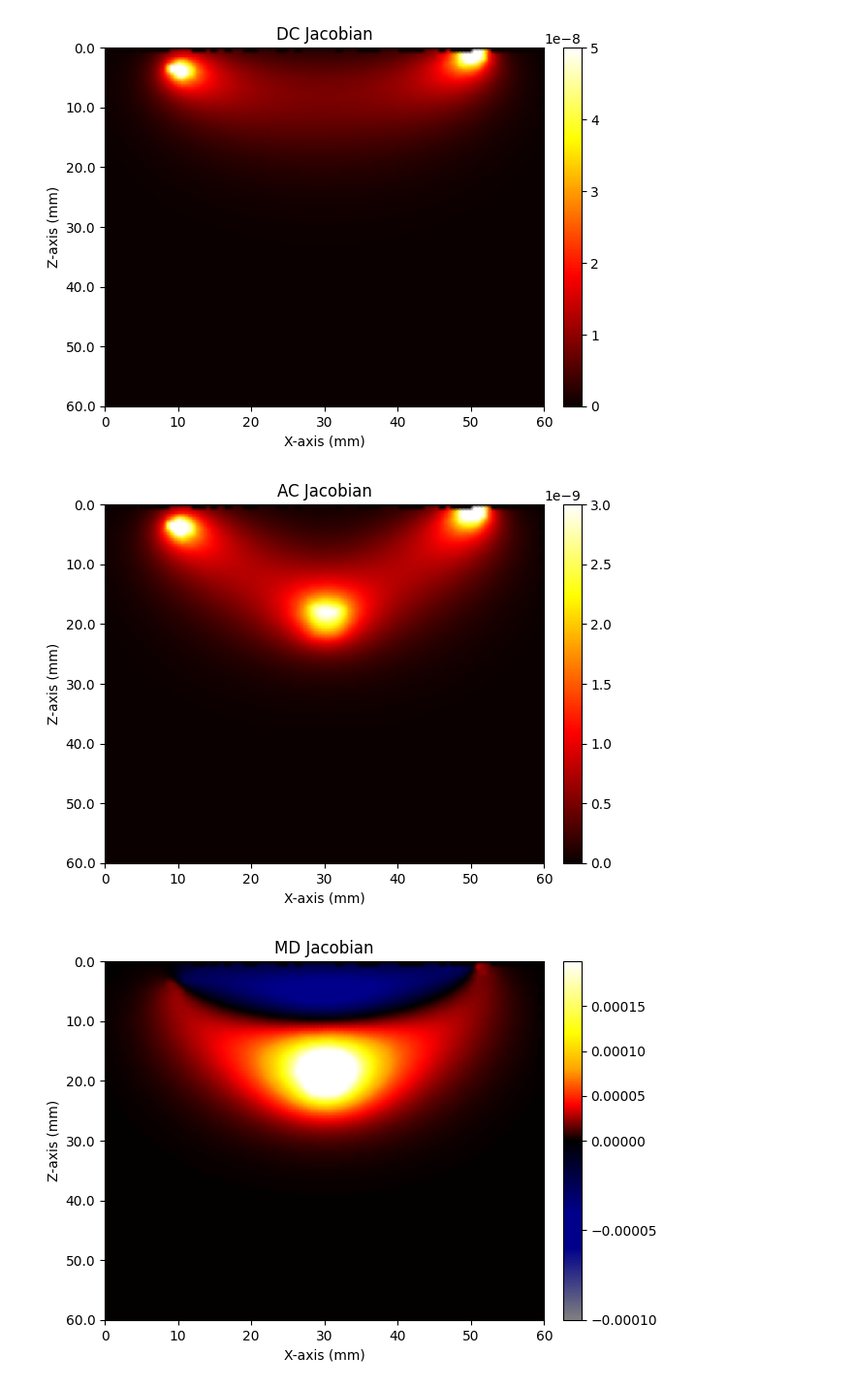
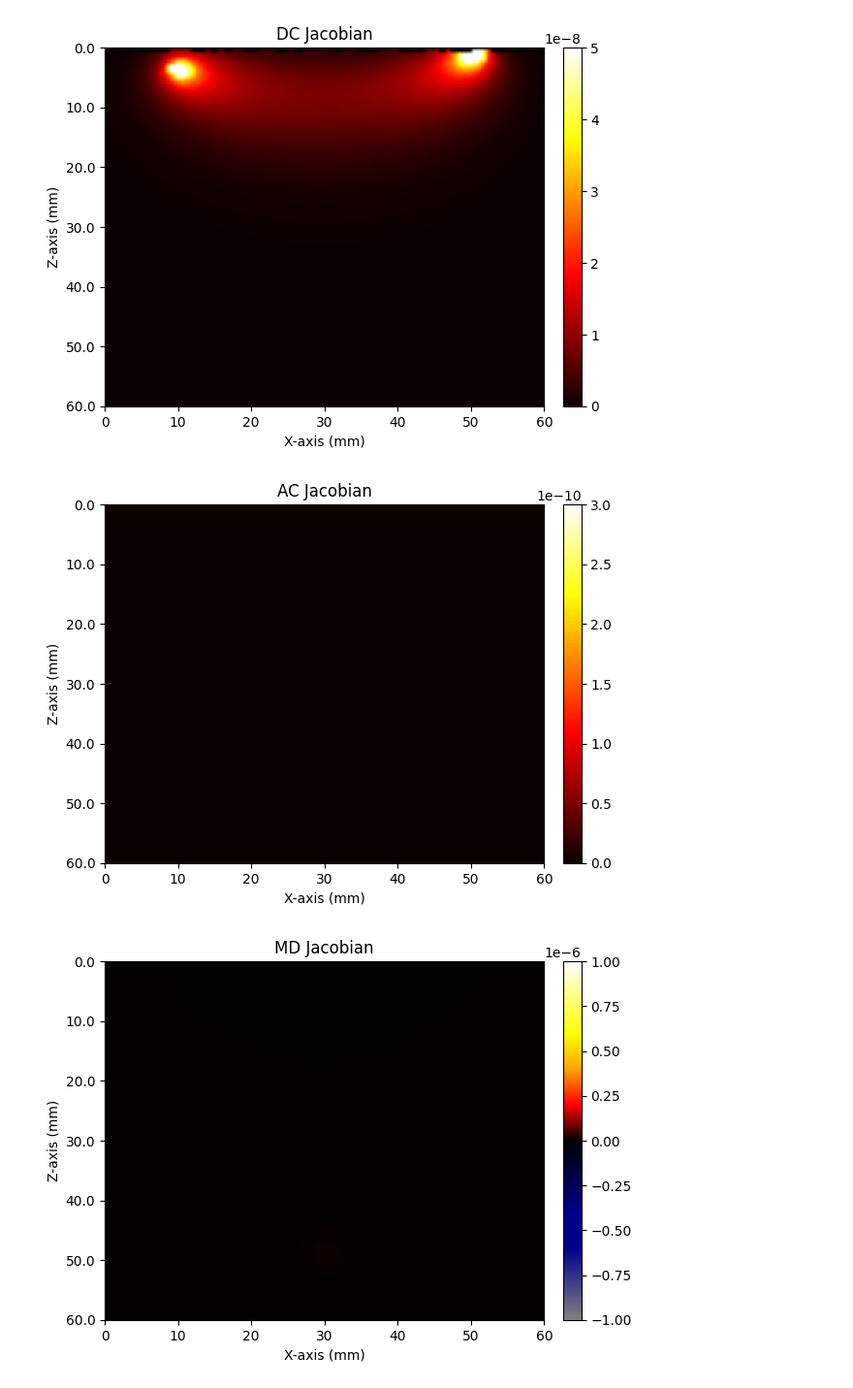
Before and after one commit to akshayraghuraman369/nirfaster-FF, a Jupyter notebook: Works/sensitivity/abs_us_z_scan/z_Mymesh.ipynb, the cells around one changed output. Shown: that part at 97% size. Drawn from its saved outputs; the diff is of its cells as text; code cells hidden in the pictures.

```diff
--- a/Works/sensitivity/abs_us_z_scan/z_Mymesh.ipynb
+++ b/Works/sensitivity/abs_us_z_scan/z_Mymesh.ipynb
@@ -108,22 +106,26 @@ Integrating...
 # %%
 # Calulations for Jacobian at tau = T/2
 
-tau = 0.5*(5e-7)
 wv = 785 #nm
 k0 = 2*np.pi / (wv/1e6)
 
 #Define US parameters
+fa = 5e6  # frequency of US (Hz)
 va = 1480*1e3   # acoustic wave velocity
-ka = 2*np.pi / (va/(2e6))  # va=1480m/s , fa=2Mhz
-wa = 2*np.pi*2e6   # 2*pi*fa
+ka = 2*np.pi / (va/(fa))  # va=1480m/s
+wa = 2*np.pi*fa   # 2*pi*fa
 ltr = 1/mesh.mus
 rho = 1000*1e-9   # for water
 eta = 0.32       # for water
 Sa = 1.
 phi = 0.
+P0 = 1e5  # US pressue(pascal)
+tau = 0.5*(1/fa)  #T/2
 
 # Define UltraSound position
-x_cen,y_cen,z_cen = [30,30,40]      #centre of the US
+x_cen,y_cen,z_cen = [30,30,10] #centre of the US , z-pos is measured from bottom surface(starting from 0) to top surface here in the mesh space
+                               #(although in general terminology its expressed as depth from top surface)
+
 dist = np.sqrt(np.square((mesh.nodes[:,0]-x_cen)) + np.square((mesh.nodes[:,1]-y_cen)) + np.square((mesh.nodes[:,2]-z_cen)))
 height = 5  #height of cylinder
 dia = 4     #diameter of cylinder
@@ -135,7 +137,7 @@ for i in range(len(mesh.nodes)):     # selecting nodes for Cylindrical US: Z-axi
 
 selection = np.argwhere(ind != 0)
 p0 = np.zeros(len(mesh.mua))
-p0[selection] = 1000           #assigning a pressure value to the selected nodes within the cylindrical vol
+p0[selection] = P0/1e3           #assigning a pressure value to the selected nodes within the cylindrical vol(also converting into N/mm2)
 
 ht = (np.square((p0*k0*mesh.ri)/(ka*rho*va*va))) * (1-np.cos(wa*tau)) * ( (np.square(eta))*(ka*ltr)*(np.arctan(ka*ltr)) + Sa*Sa/3 - 2*eta*Sa/np.cos(phi) )
 # %%
@@ -218,7 +220,7 @@ X, Z = np.meshgrid(np.linspace(0, 60, banana_ac.shape[1]),
                    np.linspace(0, 60, banana_ac.shape[2]))
 
 cmap = plt.get_cmap('hot')
-norm = mcolors.Normalize(vmin=0, vmax=0.3e-8)
+norm = mcolors.Normalize(vmin=0, vmax=0.3e-9)
 h = plt.pcolormesh(X, Z, -banana_ac[60, :, :].T, cmap=cmap, norm=norm, shading='gouraud')
 plt.colorbar(h, fraction=0.046, pad=0.04)
 
@@ -236,7 +238,7 @@ plt.title("AC Jacobian")
 
 plt.show()
 # %% [output]
-[figure, old version]
+[figure, new version]
 # %%
 # banana_md = J_md.reshape((xgrid.size, ygrid.size, zgrid.size), order='f')
 # plt.set_cmap('hot')
@@ -259,7 +261,7 @@ import matplotlib.colors as mcolors
 banana_md = J_md.reshape((xgrid.size, ygrid.size, zgrid.size), order='f')
 
 
-norm = mcolors.TwoSlopeNorm(vmin=-0.1e-3, vcenter=0, vmax=0.2e-3)
+norm = mcolors.TwoSlopeNorm(vmin=-0.1e-5, vcenter=0, vmax=0.1e-5)
 
 # Create a custom colormap
 cmap_colors = [
@@ -274,34 +276,34 @@ cmap_colors = [
 ]
 custom_cmap = mcolors.LinearSegmentedColormap.from_list("custom_hot_blue", cmap_colors, N=500)
 
 
 # Plot using imshow
 #h = plt.imshow(-banana_md[30, :, :].T, origin='lower', cmap=custom_cmap, norm=norm,extent = [0, 60, 0, 60])
 
 
 # Plot using `pcolormesh` for smooth shading
 X, Z = np.meshgrid(np.linspace(0, 60, banana1.shape[1]),
                    np.linspace(0, 60, banana1.shape[2]))
 h = plt.pcolormesh(X, Z, -banana_md[60, :, :].T, cmap=custom_cmap, norm=norm, shading='gouraud')
 
 # Add colorbar
 plt.colorbar(h, fraction=0.046, pad=0.04)
 
 
 #Invert z axis
 yticks = plt.gca().get_yticks()  # Get the original tick positions
 plt.gca().set_yticks(yticks)  # Set them back
 plt.gca().set_yticklabels(yticks[::-1])
 
 
 
 # Show plot
 plt.xlabel("X-axis (mm)")
 plt.ylabel("Z-axis (mm)")
 plt.title("MD Jacobian")
 plt.show()
 # %% [output]
-[figure, old version]
+[figure, new version]
 # %%
 
 # import numpy as np
```
Also changed, not shown: parts of 2 cells of this notebook, 18 other files.
